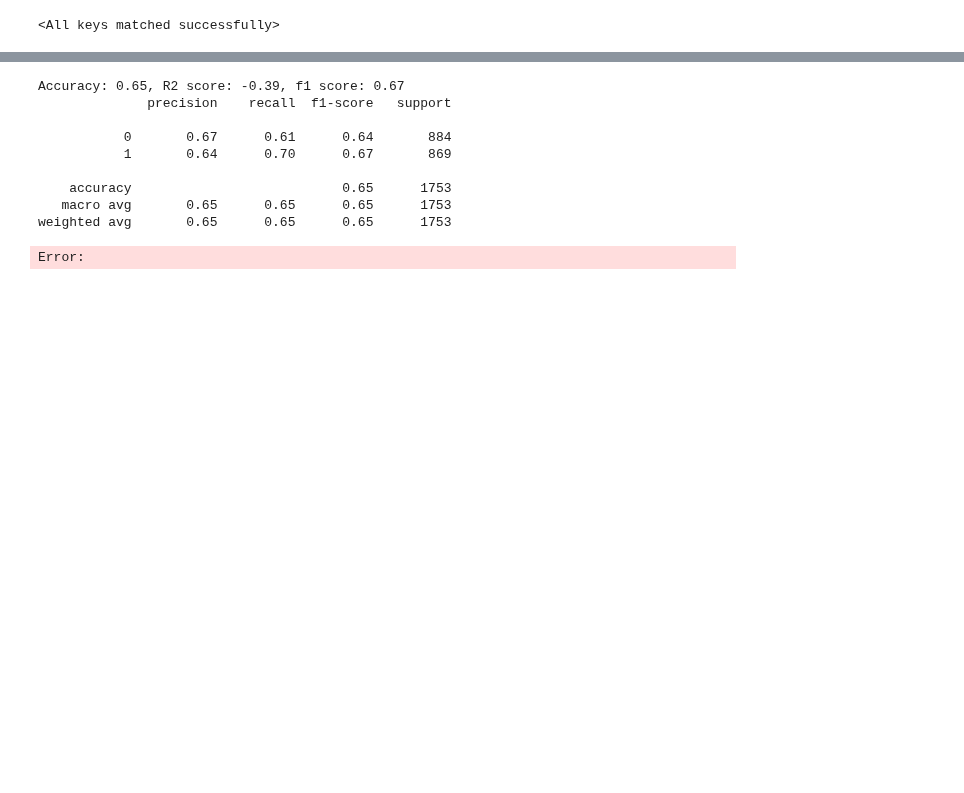
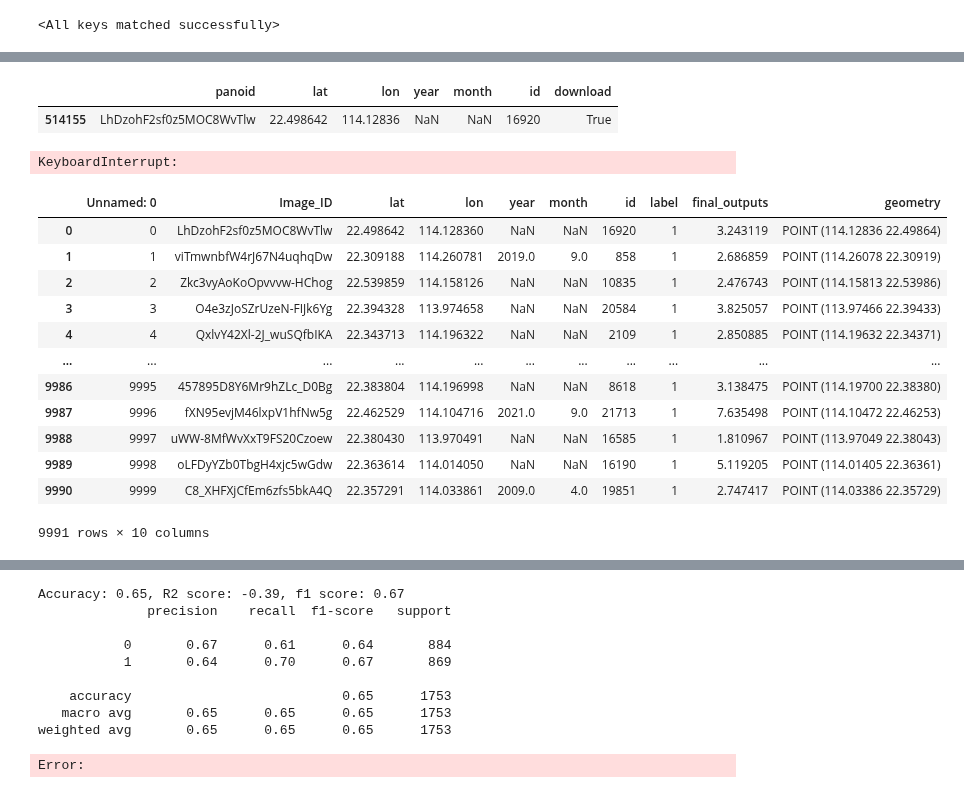
Before and after one commit to CeHouGIS/Safety_Perception_HK, a Jupyter notebook: safety_perception_model/single_model/data fusion.ipynb, the cells around one changed output, grey strips where cells are left out. Drawn from its saved outputs; the diff is of its cells as text; code cells hidden in the pictures; blank space fills up the shorter version.

```diff
--- a/safety_perception_model/single_model/data fusion.ipynb
+++ b/safety_perception_model/single_model/data fusion.ipynb
@@ -131,0 +175,8 @@ sns.heatmap(all_outputs.cpu().numpy())
+# %%
+extractor = Extractor(pretrained_model=parameters['visual_feature_extractor']) # [128, 512]
+adaptor = Adaptor(input_dim=parameters['input_dim'], projection_dim=parameters['adaptor_output_dim'], data_type='image') # [128, 256]
+classifier = Classifier(input_dim=parameters['adaptor_output_dim'], num_classes=parameters['num_classes']) # [128, 2]
+model = FullModel(extractor, adaptor, classifier).cuda()
+
+# Load the saved model parameters
+model.load_state_dict(torch.load(model_path), strict=False)
@@ -131,0 +185,18 @@ sns.heatmap(all_outputs.cpu().numpy())
+# %%
+HK_data = pd.read_csv('/data2/cehou/LLM_safety/GSV/GSV_metadata_sampled_10000_20241220.csv')
+HK_data['label'] = 1
+HK_data.rename(columns={'panoid':'Image_ID'}, inplace=True)
+HK_data = HK_data[~HK_data['Image_ID'].str.startswith('AF1Q')]
+transform = get_transforms((224,224))
+parameters['batch_size'] = 256
+HK_dataset = SafetyPerceptionDataset(HK_data, transform=transform, paras=parameters)
+HK_loader = torch.utils.data.DataLoader(HK_dataset, batch_size=parameters['batch_size'])
+all_outputs, all_labels = model_test(model, HK_loader)
+
+# HK_data = pd.read_pickle(HK_dataset)
+# HK_data.to_csv('/data2/cehou/LLM_safety/PlacePulse2.0/HK_metadata.csv')
+# %%
+all_outputs_normalized = F.softmax(all_outputs, dim=1)
+final_outputs = all_outputs_normalized[:,0]* 0 + all_outputs_normalized[:,1] * 10
+final_outputs = final_outputs.cpu().numpy()
+HK_data['final_outputs'] = final_outputs
@@ -131,0 +230,43 @@ sns.heatmap(all_outputs.cpu().numpy())
+# %%
+import pandas as pd
+aaa = pd.read_pickle("/data_nas/GoogleSV/metadata/China/HongKong/download_pano_2024-08-17 13:11:09.125553_23512.p")
+aaa[aaa['panoid'] == "LhDzohF2sf0z5MOC8WvTlw"]
+# %% [output]
+|  | panoid | lat | lon | year | month | id | download |
+| 514155 | LhDzohF2sf0z5MOC8WvTlw | 22.498642 | 114.12836 | NaN | NaN | 16920 | True |
+# %%
+from shapely.geometry import Point
+
+# Create a function to check if a point is on any of the lines in the GeoDataFrame
+def is_point_on_line(point, lines):
+    for line in lines.geometry:
+        if line.contains(point):
+            return True
+    return False
+HK_safety_perception_sampled_test = HK_safety_perception_sampled.sample(10)
+# Apply the function to each point in HK_safety_perception_sampled
+HK_safety_perception_sampled['on_line'] = HK_safety_perception_sampled['geometry'].apply(lambda x: is_point_on_line(x, HK_roads))
+
+# Display the updated DataFrame
+HK_safety_perception_sampled
+# %% [output]
+KeyboardInterrupt:
+# %%
+import geopandas as gpd
+HK_data_gpd = gpd.GeoDataFrame(HK_data, geometry=gpd.points_from_xy(HK_data['lon'], HK_data['lat']))
+HK_data_gpd.set_crs(epsg=4326, inplace=True)
+# HK_data_gpd.to_file("/data2/cehou/LLM_safety/HK_shp_files/HK_only_img_baseline.shp")
+# %% [output]
+|  | Unnamed: 0 | Image_ID | lat | lon | year | month | id | label | final_outputs | geometry |
+| 0 | 0 | LhDzohF2sf0z5MOC8WvTlw | 22.498642 | 114.128360 | NaN | NaN | 16920 | 1 | 3.243119 | POINT (114.12836 22.49864) |
+| 1 | 1 | viTmwnbfW4rJ67N4uqhqDw | 22.309188 | 114.260781 | 2019.0 | 9.0 | 858 | 1 | 2.686859 | POINT (114.26078 22.30919) |
+| 2 | 2 | Zkc3vyAoKoOpvvvw-HChog | 22.539859 | 114.158126 | NaN | NaN | 10835 | 1 | 2.476743 | POINT (114.15813 22.53986) |
+| 3 | 3 | O4e3zJoSZrUzeN-FIJk6Yg | 22.394328 | 113.974658 | NaN | NaN | 20584 | 1 | 3.825057 | POINT (113.97466 22.39433) |
+| 4 | 4 | QxlvY42Xl-2J_wuSQfbIKA | 22.343713 | 114.196322 | NaN | NaN | 2109 | 1 | 2.850885 | POINT (114.19632 22.34371) |
+| ... | ... | ... | ... | ... | ... | ... | ... | ... | ... | ... |
+| 9986 | 9995 | 457895D8Y6Mr9hZLc_D0Bg | 22.383804 | 114.196998 | NaN | NaN | 8618 | 1 | 3.138475 | POINT (114.19700 22.38380) |
+| 9987 | 9996 | fXN95evjM46lxpV1hfNw5g | 22.462529 | 114.104716 | 2021.0 | 9.0 | 21713 | 1 | 7.635498 | POINT (114.10472 22.46253) |
+| 9988 | 9997 | uWW-8MfWvXxT9FS20Czoew | 22.380430 | 113.970491 | NaN | NaN | 16585 | 1 | 1.810967 | POINT (113.97049 22.38043) |
+| 9989 | 9998 | oLFDyYZb0TbgH4xjc5wGdw | 22.363614 | 114.014050 | NaN | NaN | 16190 | 1 | 5.119205 | POINT (114.01405 22.36361) |
+| 9990 | 9999 | C8_XHFXjCfEm6zfs5bkA4Q | 22.357291 | 114.033861 | 2009.0 | 4.0 | 19851 | 1 | 2.747417 | POINT (114.03386 22.35729) |
+9991 rows × 10 columns
```
Also changed, not shown: parts of 19 cells of this notebook, 2 other files.
